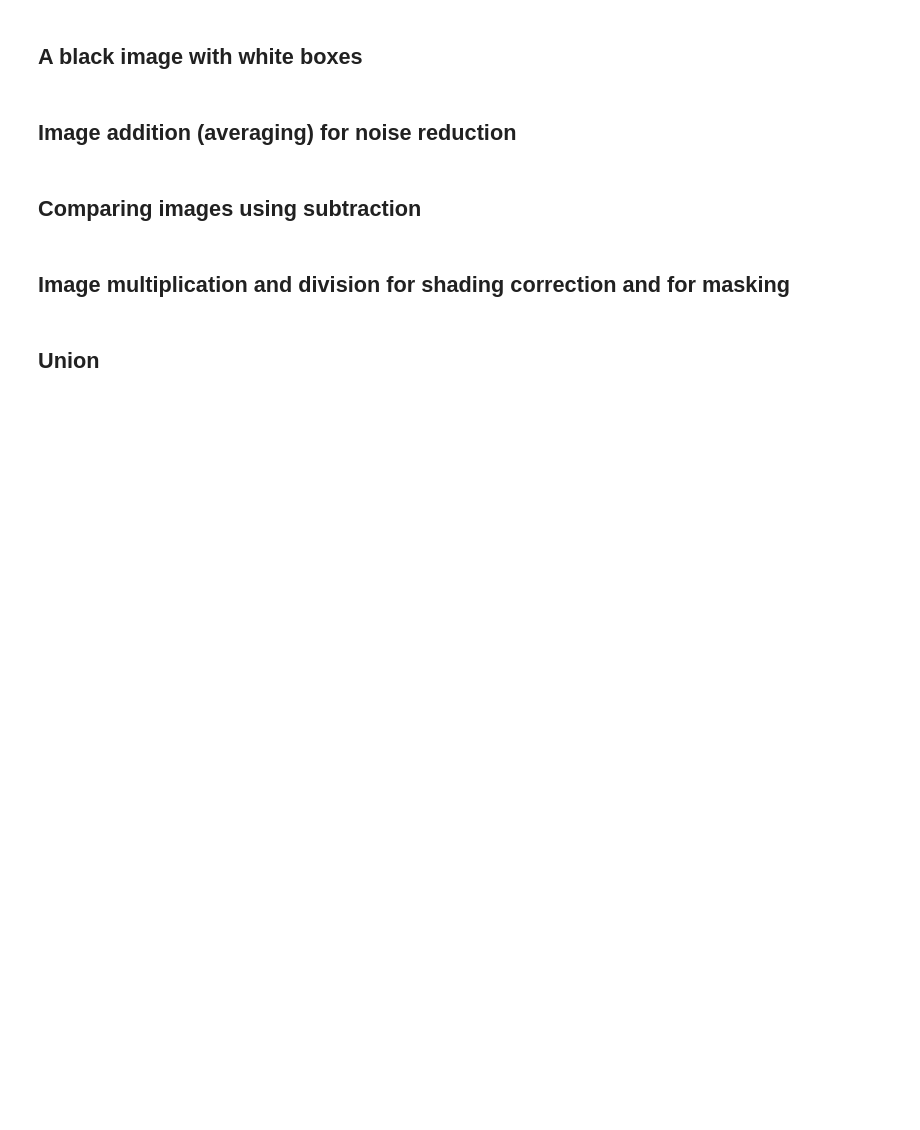
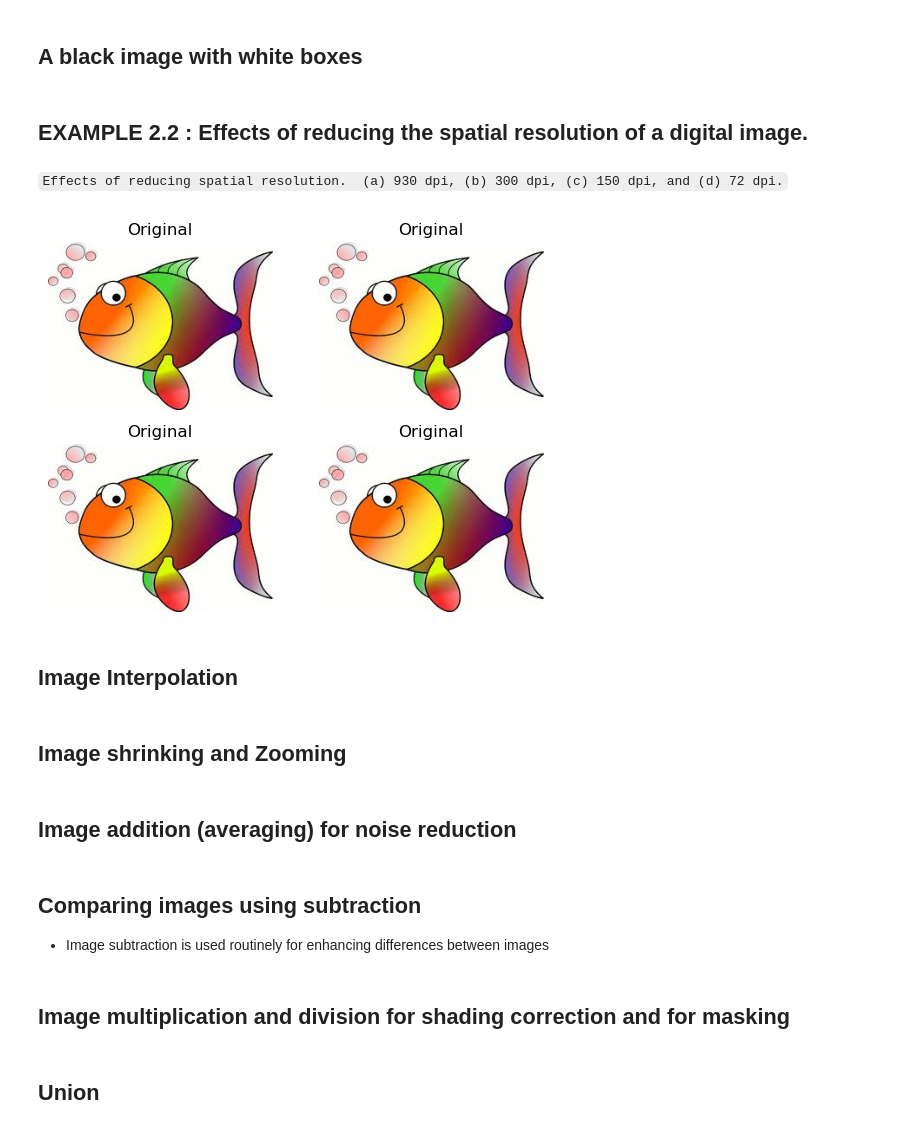
Before and after one commit to ImranNawar/dip_lab, a Jupyter notebook: 04_DigitalImageProcessing/01.ipynb, the cells around one changed output. Saved outputs shown, nothing was run; the diff lists cells and outputs as text; code cells hidden in the pictures; blank space fills up the shorter version.

Commit message:
Image interpolation, image shrinking and zooming

```diff
--- a/04_DigitalImageProcessing/01.ipynb
+++ b/04_DigitalImageProcessing/01.ipynb
@@ -20,6 +20,47 @@ black_img[100:200, 300:400, :] = [255, 255, 255]
 cv2.imshow("Black", black_img)
 cv2.waitKey(0)
 cv2.destroyAllWindows()
+# %% [markdown]
+## EXAMPLE 2.2 : Effects of reducing the spatial resolution of a digital image.
+# %% [markdown]
+`Effects of reducing spatial resolution.
+(a) 930 dpi,
+(b) 300 dpi,
+(c) 150 dpi, and
+(d) 72 dpi.`
+# %%
+img = cv2.imread('../contents/HappyFish.jpg')
+img = cv2.cvtColor(img, cv2.COLOR_RGB2BGR)
+
+
+
+
+plt.subplot(2, 2, 1)
+plt.imshow(img)
+plt.axis('off')
+plt.title('Original')
+
+plt.subplot(2, 2, 2)
+plt.imshow(img)
+plt.axis('off')
+plt.title('Original')
+
+plt.subplot(2, 2, 3)
+plt.imshow(img)
+plt.axis('off')
+plt.title('Original')
+
+plt.subplot(2, 2, 4)
+plt.imshow(img)
+plt.axis('off')
+plt.title('Original')
+plt.show()
+# %% [output]
+[figure, added]
+# %% [markdown]
+## Image Interpolation
+# %% [markdown]
+## Image shrinking and Zooming
 # %% [markdown]
 ## Image addition (averaging) for noise reduction
 # %%
@@ -41,4 +82,5 @@ cv2.waitKey(0)
 cv2.destroyAllWindows()
 # %% [markdown]
 ## Comparing images using subtraction
+- Image subtraction is used routinely for enhancing differences between images
 # %%
```
Also changed, not shown: parts of 2 cells of this notebook.
